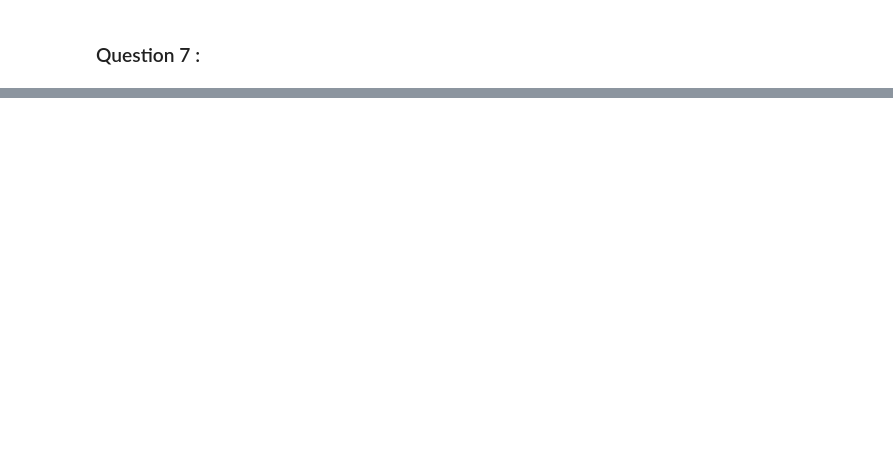
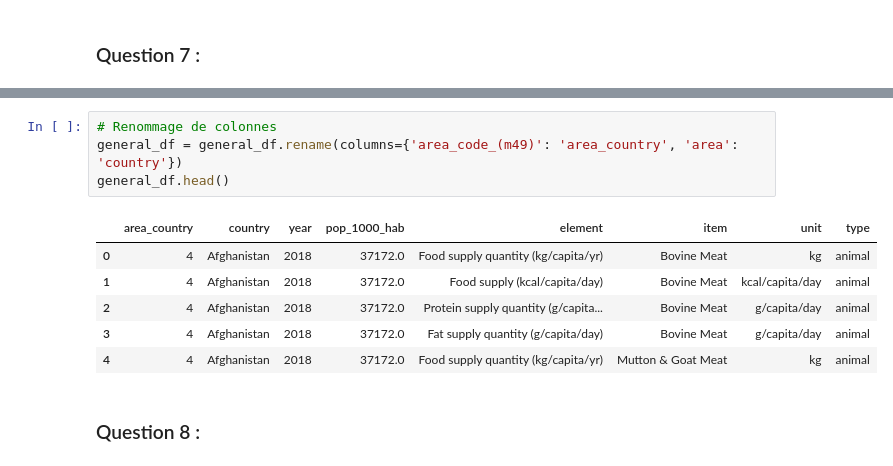
Before and after one commit to neevaiti/faost_exercices, a Jupyter notebook: fao_exercices.ipynb, the cells around one changed output, grey strips where cells are left out. Drawn from its saved outputs; the diff is of its cells as text; blank space fills up the shorter version.

```diff
--- a/fao_exercices.ipynb
+++ b/fao_exercices.ipynb
@@ -182,0 +186,13 @@ product_df.sample(n=5)
+# %%
+# Renommage de colonnes
+general_df = general_df.rename(columns={'area_code_(m49)': 'area_country', 'area': 'country'})
+general_df.head()
+# %% [output]
+|  | area_country | country | year | pop_1000_hab | element | item | unit | type |
+| 0 | 4 | Afghanistan | 2018 | 37172.0 | Food supply quantity (kg/capita/yr) | Bovine Meat | kg | animal |
+| 1 | 4 | Afghanistan | 2018 | 37172.0 | Food supply (kcal/capita/day) | Bovine Meat | kcal/capita/day | animal |
+| 2 | 4 | Afghanistan | 2018 | 37172.0 | Protein supply quantity (g/capita... | Bovine Meat | g/capita/day | animal |
+| 3 | 4 | Afghanistan | 2018 | 37172.0 | Fat supply quantity (g/capita/day) | Bovine Meat | g/capita/day | animal |
+| 4 | 4 | Afghanistan | 2018 | 37172.0 | Food supply quantity (kg/capita/yr) | Mutton & Goat Meat | kg | animal |
+# %% [markdown]
+### Question 8 :
```
Also changed, not shown: parts of 18 cells of this notebook.
